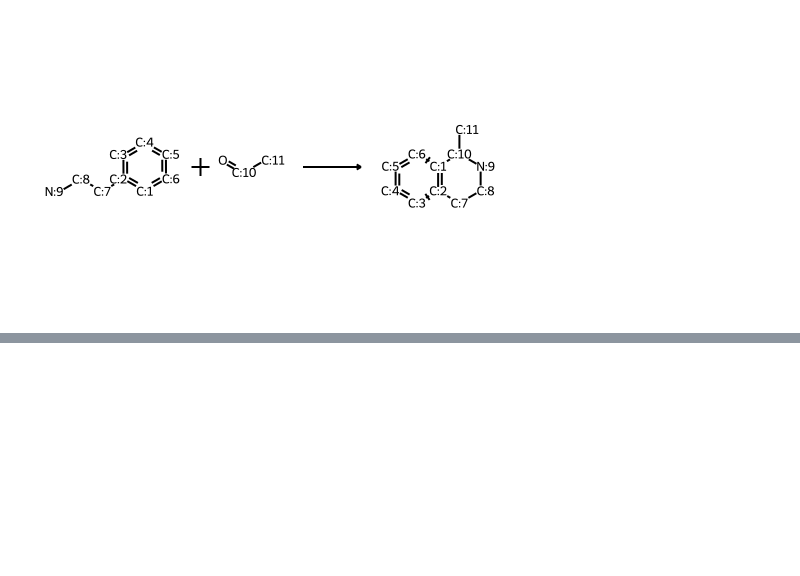
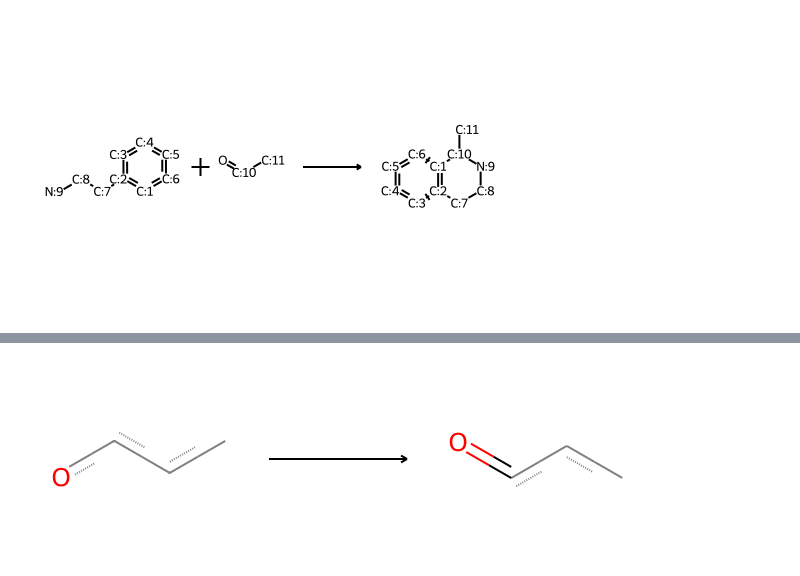
Before and after one commit to bertiewooster/RDKit-playing, a Jupyter notebook: cookbook_examples.ipynb, the cells around one changed output, grey strips where cells are left out. Saved outputs shown, nothing was run; the diff lists cells and outputs as text; code cells hidden in the pictures; blank space fills up the shorter version.

```diff
--- a/cookbook_examples.ipynb
+++ b/cookbook_examples.ipynb
@@ -566,0 +631,4 @@ Draw.MolsToGridImage(rps0)
+# %%
+Draw.ReactionToImage(rxn1)
+# %% [output]
+[figure, added]
```
Also changed, not shown: parts of 10 cells of this notebook, 3 other files.
